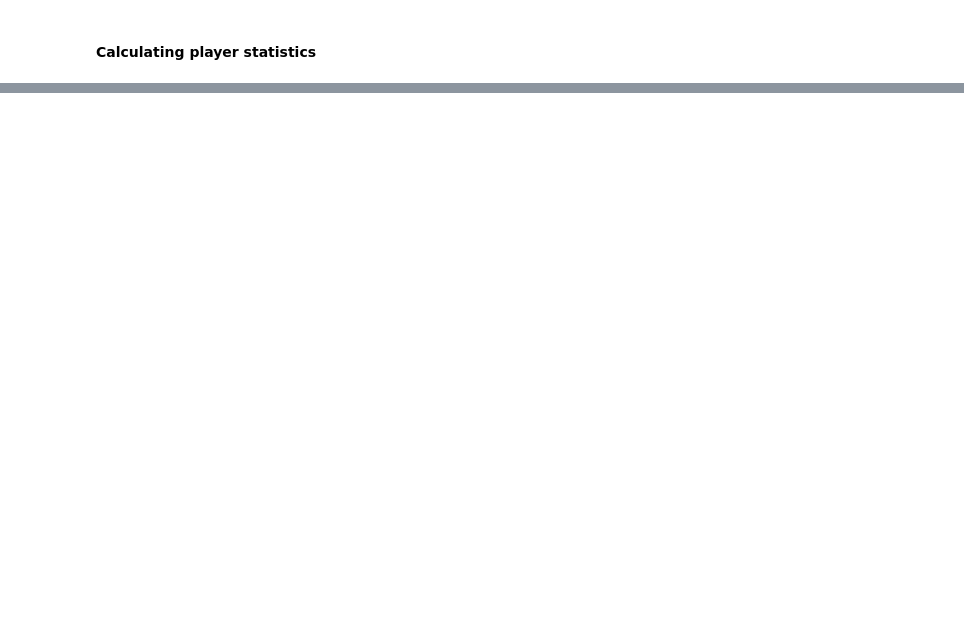
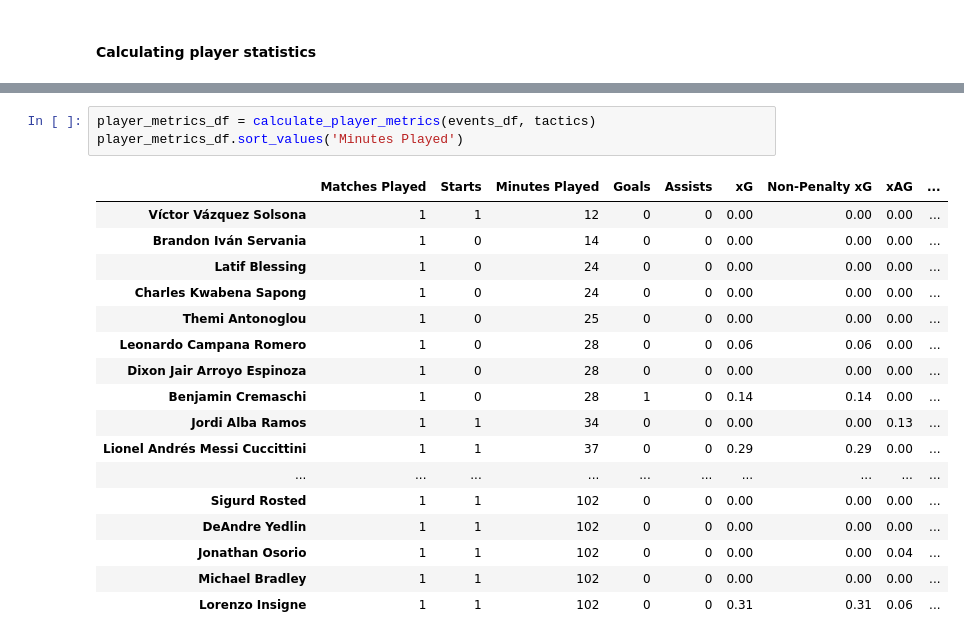
Before and after one commit to akyuzdilhan/FootballDataLab, a Jupyter notebook: AnalyseStatsBomb.ipynb, the cells around one changed output, grey strips where cells are left out. Drawn from its saved outputs; the diff is of its cells as text; blank space fills up the shorter version.

```diff
--- a/AnalyseStatsBomb.ipynb
+++ b/AnalyseStatsBomb.ipynb
@@ -782,5 +802,26 @@ def calculate_individual_metrics(player_metrics, player, player_data):
     # Foul statistics
     foul_metrics = calculate_disciplinary_metrics(player_data)
     player_metrics[player].update(foul_metrics)
+# %%
+player_metrics_df = calculate_player_metrics(events_df, tactics)
+player_metrics_df.sort_values('Minutes Played')
+# %% [output]
+|  | Matches Played | Starts | Minutes Played | Goals | Assists | xG | Non-Penalty xG | xAG | ... |
+| Víctor Vázquez Solsona | 1 | 1 | 12 | 0 | 0 | 0.00 | 0.00 | 0.00 | ... |
+| Brandon Iván Servania | 1 | 0 | 14 | 0 | 0 | 0.00 | 0.00 | 0.00 | ... |
+| Latif Blessing | 1 | 0 | 24 | 0 | 0 | 0.00 | 0.00 | 0.00 | ... |
+| Charles Kwabena Sapong | 1 | 0 | 24 | 0 | 0 | 0.00 | 0.00 | 0.00 | ... |
+| Themi Antonoglou | 1 | 0 | 25 | 0 | 0 | 0.00 | 0.00 | 0.00 | ... |
+| Leonardo Campana Romero | 1 | 0 | 28 | 0 | 0 | 0.06 | 0.06 | 0.00 | ... |
+| Dixon Jair Arroyo Espinoza | 1 | 0 | 28 | 0 | 0 | 0.00 | 0.00 | 0.00 | ... |
+| Benjamin Cremaschi | 1 | 0 | 28 | 1 | 0 | 0.14 | 0.14 | 0.00 | ... |
+| Jordi Alba Ramos | 1 | 1 | 34 | 0 | 0 | 0.00 | 0.00 | 0.13 | ... |
+| Lionel Andrés Messi Cuccittini | 1 | 1 | 37 | 0 | 0 | 0.29 | 0.29 | 0.00 | ... |
+| ... | ... | ... | ... | ... | ... | ... | ... | ... | ... |
+| Sigurd Rosted | 1 | 1 | 102 | 0 | 0 | 0.00 | 0.00 | 0.00 | ... |
+| DeAndre Yedlin | 1 | 1 | 102 | 0 | 0 | 0.00 | 0.00 | 0.00 | ... |
+| Jonathan Osorio | 1 | 1 | 102 | 0 | 0 | 0.00 | 0.00 | 0.04 | ... |
+| Michael Bradley | 1 | 1 | 102 | 0 | 0 | 0.00 | 0.00 | 0.00 | ... |
+| Lorenzo Insigne | 1 | 1 | 102 | 0 | 0 | 0.31 | 0.31 | 0.06 | ... |
 # %%
 player_metrics_df = calculate_player_metrics(events_df, tactics)
```
Also changed, not shown: parts of 8 cells of this notebook, 8 other files.
